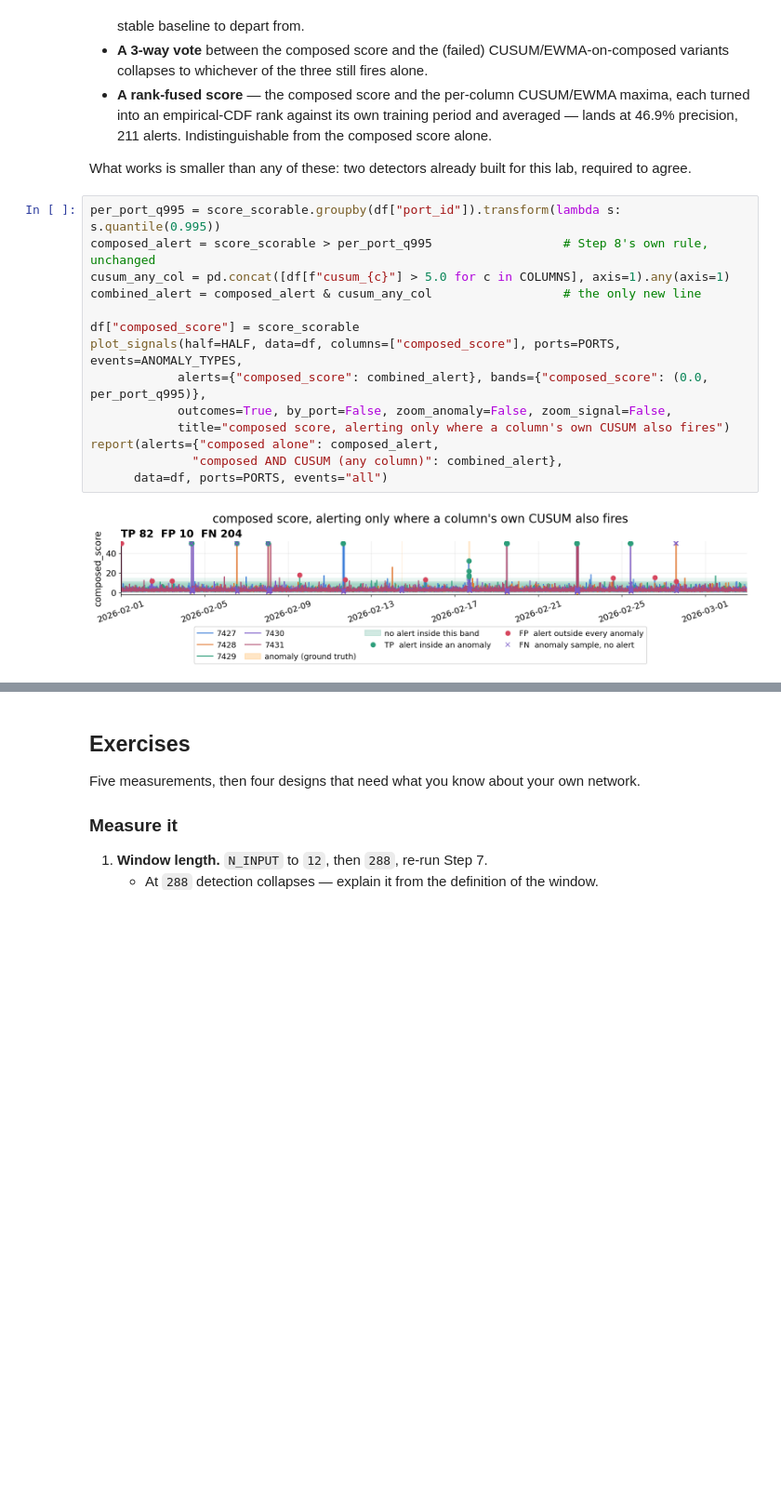
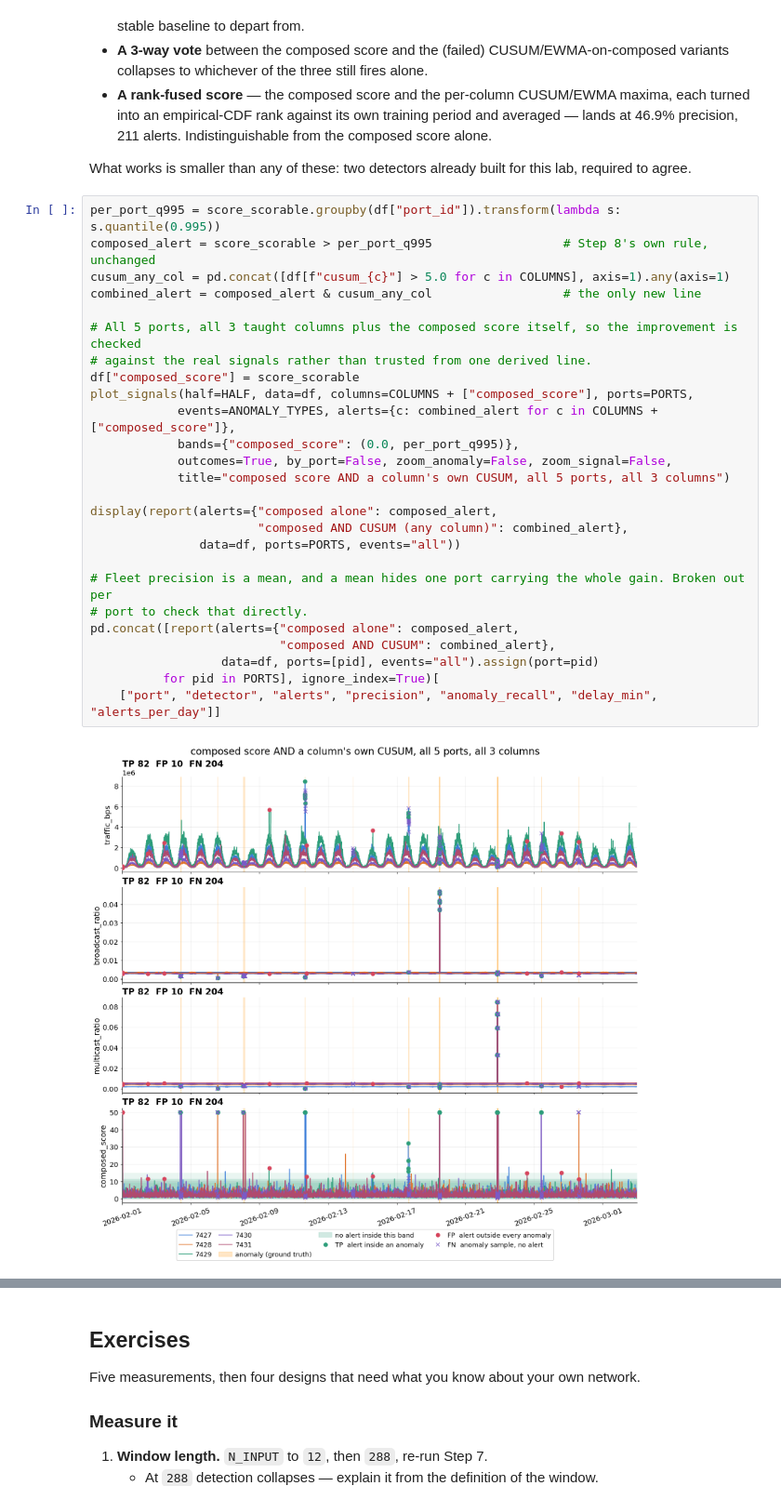
Before and after one commit to kevin880987/aiops-anomaly-zero-to-hero, a Jupyter notebook: labs/workshop/02_detectors.ipynb, the cells around one changed output, grey strips where cells are left out. Shown at 93% size. Cells and saved outputs as stored; diff of their text form; blank space fills up the shorter version.

```diff
--- a/labs/workshop/02_detectors.ipynb
+++ b/labs/workshop/02_detectors.ipynb
@@ -1040,19 +1040,31 @@ agree.
 # %%
 per_port_q995 = score_scorable.groupby(df["port_id"]).transform(lambda s: s.quantile(0.995))
 composed_alert = score_scorable > per_port_q995                  # Step 8's own rule, unchanged
 cusum_any_col = pd.concat([df[f"cusum_{c}"] > 5.0 for c in COLUMNS], axis=1).any(axis=1)
 combined_alert = composed_alert & cusum_any_col                  # the only new line
 
+# All 5 ports, all 3 taught columns plus the composed score itself, so the improvement is checked
+# against the real signals rather than trusted from one derived line.
 df["composed_score"] = score_scorable
-plot_signals(half=HALF, data=df, columns=["composed_score"], ports=PORTS, events=ANOMALY_TYPES,
-            alerts={"composed_score": combined_alert}, bands={"composed_score": (0.0, per_port_q995)},
+plot_signals(half=HALF, data=df, columns=COLUMNS + ["composed_score"], ports=PORTS,
+            events=ANOMALY_TYPES, alerts={c: combined_alert for c in COLUMNS + ["composed_score"]},
+            bands={"composed_score": (0.0, per_port_q995)},
             outcomes=True, by_port=False, zoom_anomaly=False, zoom_signal=False,
-            title="composed score, alerting only where a column's own CUSUM also fires")
-report(alerts={"composed alone": composed_alert,
-              "composed AND CUSUM (any column)": combined_alert},
-      data=df, ports=PORTS, events="all")
+            title="composed score AND a column's own CUSUM, all 5 ports, all 3 columns")
+
+display(report(alerts={"composed alone": composed_alert,
+                       "composed AND CUSUM (any column)": combined_alert},
+               data=df, ports=PORTS, events="all"))
+
+# Fleet precision is a mean, and a mean hides one port carrying the whole gain. Broken out per
+# port to check that directly.
+pd.concat([report(alerts={"composed alone": composed_alert,
+                          "composed AND CUSUM": combined_alert},
+                  data=df, ports=[pid], events="all").assign(port=pid)
+          for pid in PORTS], ignore_index=True)[
+    ["port", "detector", "alerts", "precision", "anomaly_recall", "delay_min", "alerts_per_day"]]
 # %% [output]
-[figure, old version]
+[figure, new version]
 |  | detector | alerts | precision | anomaly_recall | delay_min | alerts_per_day |
 | 0 | composed alone | 220 | 0.455 | 17/18 | 0.0 | 4.00 |
 | 1 | composed AND CUSUM (any column) | 92 | 0.891 | 16/18 | 0.0 | 0.33 |
```
Also changed, not shown: parts of 2 cells of this notebook.
